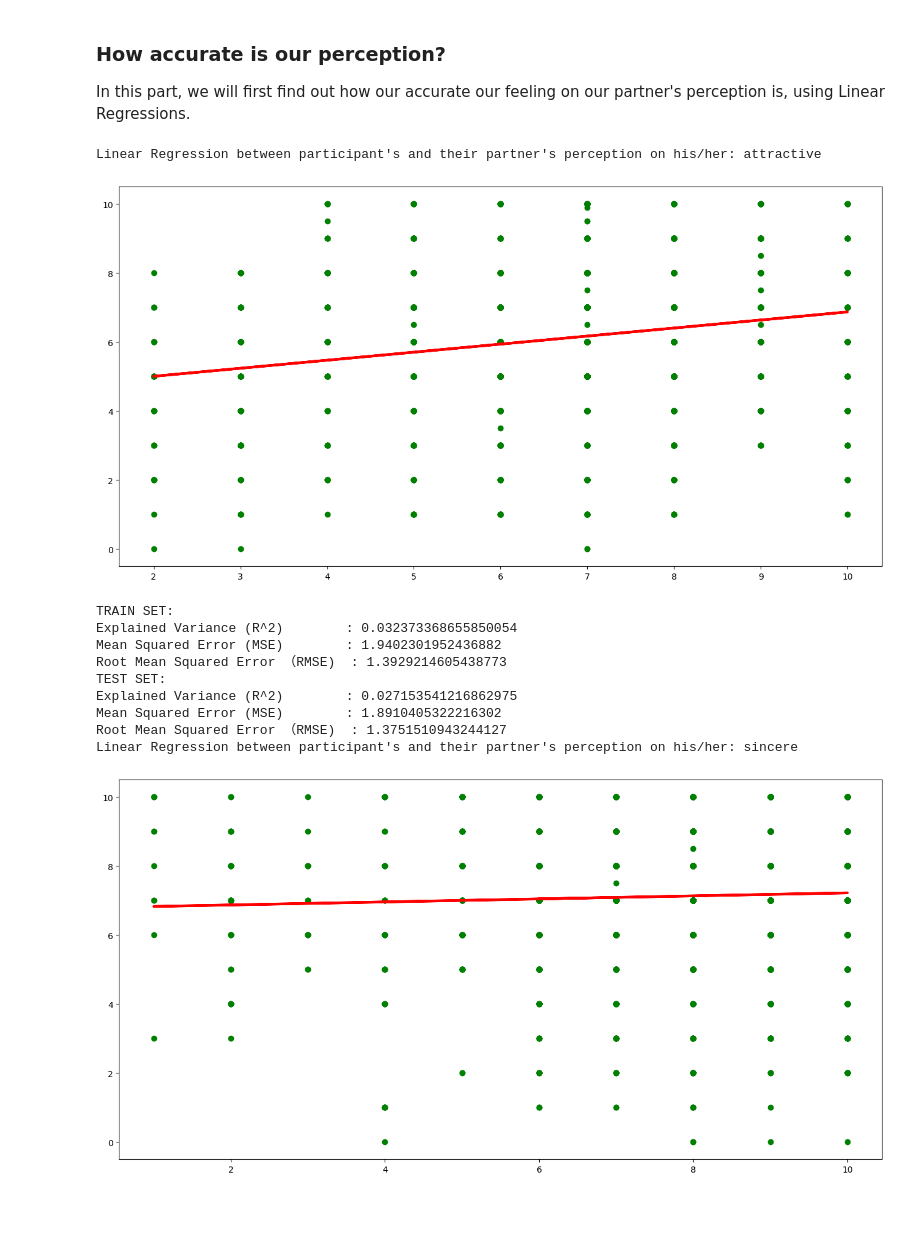
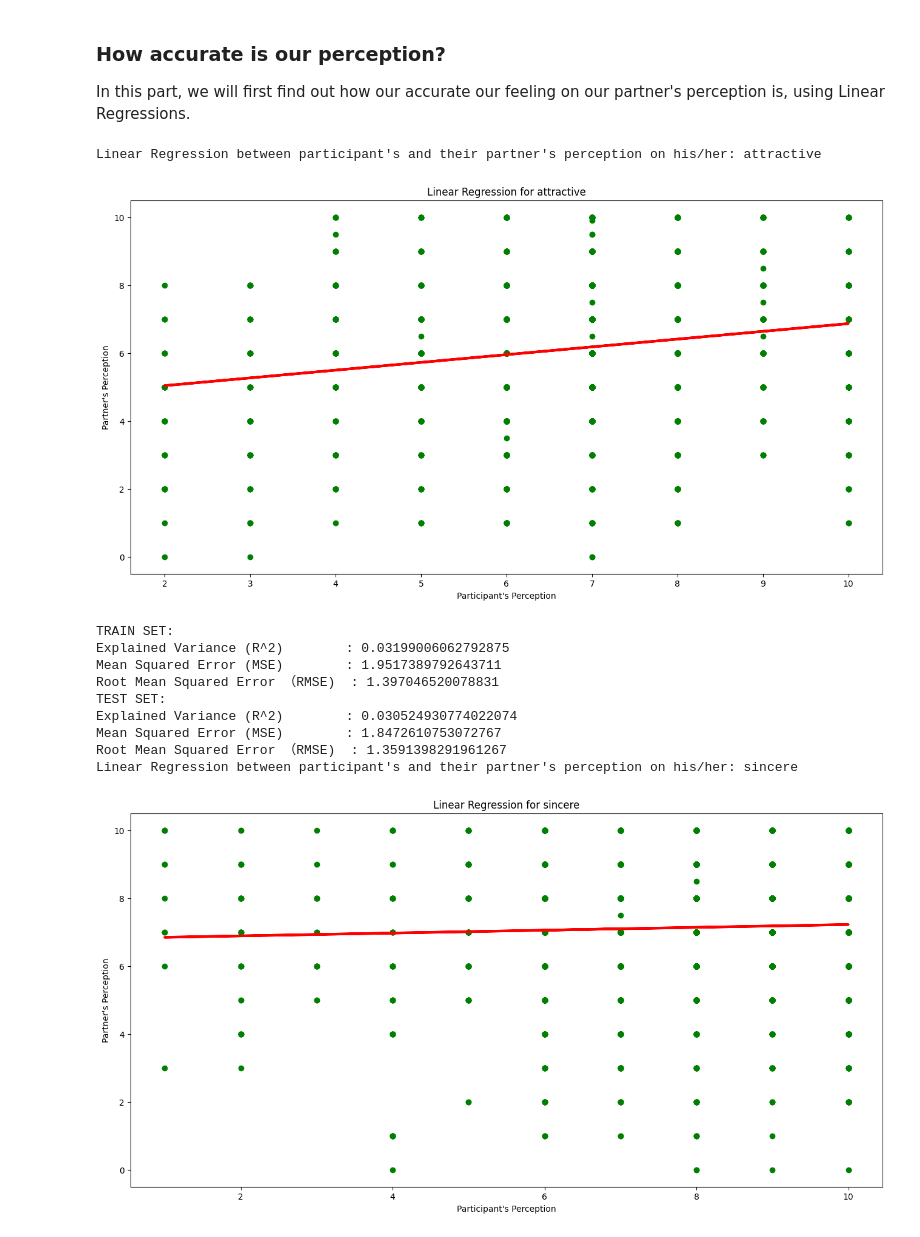
Before and after one commit to Topheral/Dating-analysis, a Jupyter notebook: Machine_Learning.ipynb, the cells around one changed output. Drawn from its saved outputs; the diff is of its cells as text; code cells hidden in the pictures; blank space fills up the shorter version.

Commit message:
Machine Learning & Regressions Apr.20 Ed2

```diff
--- a/Machine_Learning.ipynb
+++ b/Machine_Learning.ipynb
@@ -27,6 +27,7 @@ date = pd.concat([dates.iloc[:, 0],dates.iloc[:, 2],dates.iloc[:, 11:30],dates.i
 date = date.dropna()
 # creating an object-free dataframe
 date = date.drop(['field', 'from', 'career'], axis=1)
+date = date[date['fun_o'] <= 10]
 # %%
 #participant's partner's final decision for future dates
 partner_dec = date['dec_o']
@@ -64,44 +67,47 @@ Name: dec_o, dtype: int64
 In this part, we will first find out how our accurate our feeling on our partner's perception is, using Linear Regressions.
 # %%
 # For code reusability, we will create a function that will take in the dataframe and the target variable and return the result of a linear regression model.
-def linearTest(dataset_x, dataset_y, test_size):
+def linearTest(dataset_x, dataset_y, test_size, t):
     linear = LinearRegression()
     x_train, x_test, y_train, y_test = train_test_split(dataset_x, dataset_y, test_size=test_size)
     linear.fit(x_train, y_train)
     dataset_y_pred = linear.predict(dataset_x)
     y_train_pred = linear.predict(x_train)
     y_test_pred = linear.predict(x_test)
     f = plt.figure(figsize=(16,8))
     plt.scatter(dataset_x, dataset_y, color="green")
     plt.plot(dataset_x, dataset_y_pred, color="red", linewidth="3")
+    plt.title("Linear Regression for "+str(t))
+    plt.xlabel("Participant's Perception")
+    plt.ylabel("Partner's Perception")
     plt.show()
     print("TRAIN SET:")
     print("Explained Variance (R^2) \t:", linear.score(x_train, y_train))
     print("Mean Squared Error (MSE) \t:", mean_squared_error(x_train, y_train_pred))
     print("Root Mean Squared Error （RMSE) \t:", np.sqrt(mean_squared_error(x_train, y_train_pred)))
 
     print("TEST SET:")
     print("Explained Variance (R^2) \t:", linear.score(x_test, y_test))
     print("Mean Squared Error (MSE) \t:", mean_squared_error(x_test, y_test_pred))
     print("Root Mean Squared Error （RMSE) \t:", np.sqrt(mean_squared_error(x_test, y_test_pred)))
     return linear
 
 # Then, we run for each of the 5 variables (perception of attributes)
 
 for i in ['attr', 'sinc', 'intel', 'fun', 'amb']:
     print("Linear Regression between participant's and their partner's perception on his/her: " + {"attr": "attractive", "sinc":"sincere", "intel": "intelligence", "fun": "fun", "amb": "ambitious"}[i])
-    linearTest(own_perception[i + '5_1'].values.reshape(-1, 1), partner_perception[i + '_o'].values.reshape(-1,1), 0.2) # reshape(-1,1) is used to convert the data into a 2D array
+    linearTest(own_perception[i + '5_1'].values.reshape(-1, 1), partner_perception[i + '_o'].values.reshape(-1,1), 0.2, {"attr": "attractive", "sinc":"sincere", "intel": "intelligence", "fun": "fun", "amb": "ambitious"}[i]) # reshape(-1,1) is used to convert the data into a 2D array
 # %% [output]
 Linear Regression between participant's and their partner's perception on his/her: attractive
-[figure, old version]
+[figure, new version]
 TRAIN SET:
-Explained Variance (R^2)        : 0.032373368655850054
-Mean Squared Error (MSE)        : 1.9402301952436882
-Root Mean Squared Error （RMSE)  : 1.3929214605438773
+Explained Variance (R^2)        : 0.03199006062792875
+Mean Squared Error (MSE)        : 1.9517389792643711
+Root Mean Squared Error （RMSE)  : 1.397046520078831
 TEST SET:
-Explained Variance (R^2)        : 0.027153541216862975
-Mean Squared Error (MSE)        : 1.8910405322216302
-Root Mean Squared Error （RMSE)  : 1.3751510943244127
+Explained Variance (R^2)        : 0.030524930774022074
+Mean Squared Error (MSE)        : 1.8472610753072767
+Root Mean Squared Error （RMSE)  : 1.3591398291961267
 Linear Regression between participant's and their partner's perception on his/her: sincere
-[figure, old version]
+[figure, new version]
 TRAIN SET:
```
Also changed, not shown: parts of 18 cells of this notebook.
